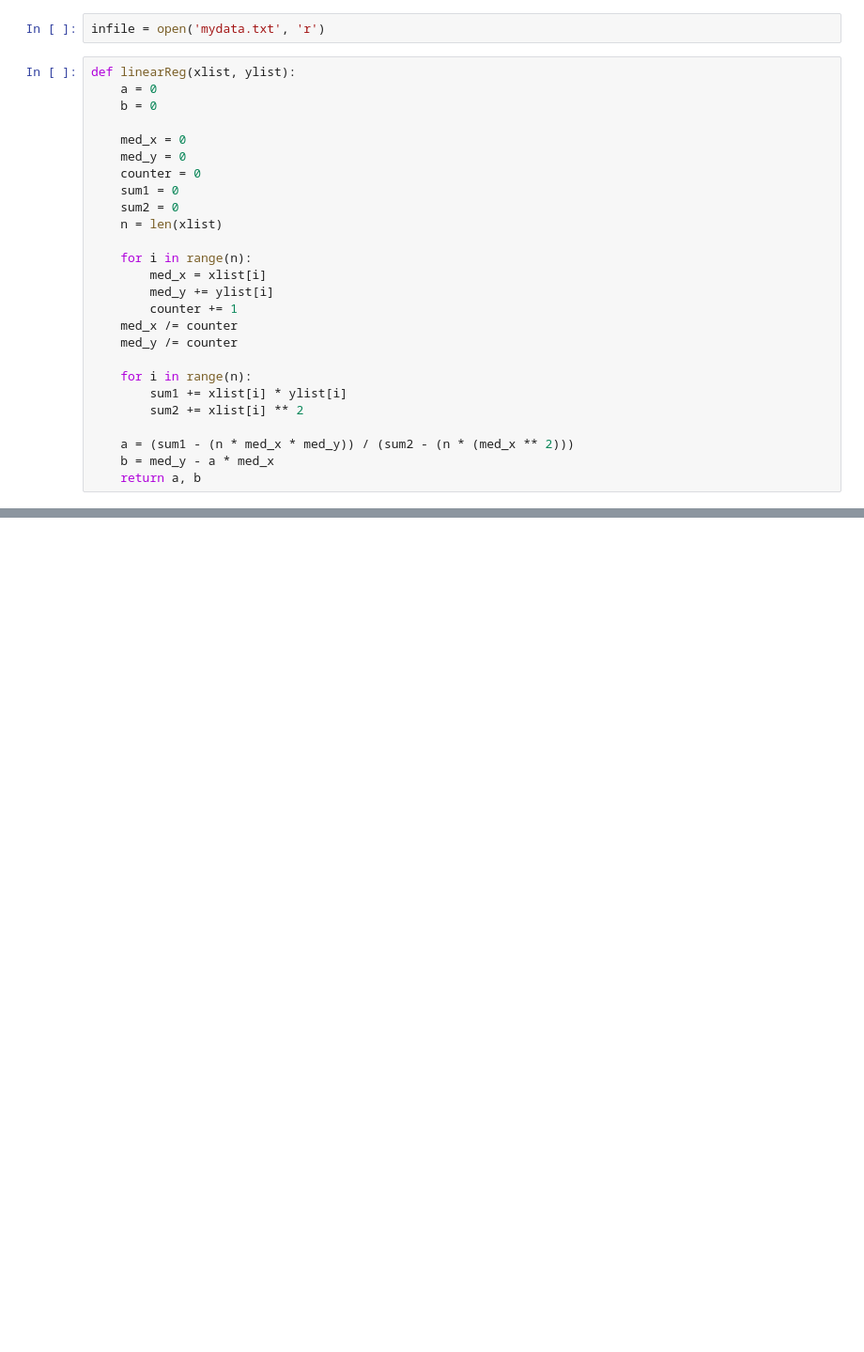
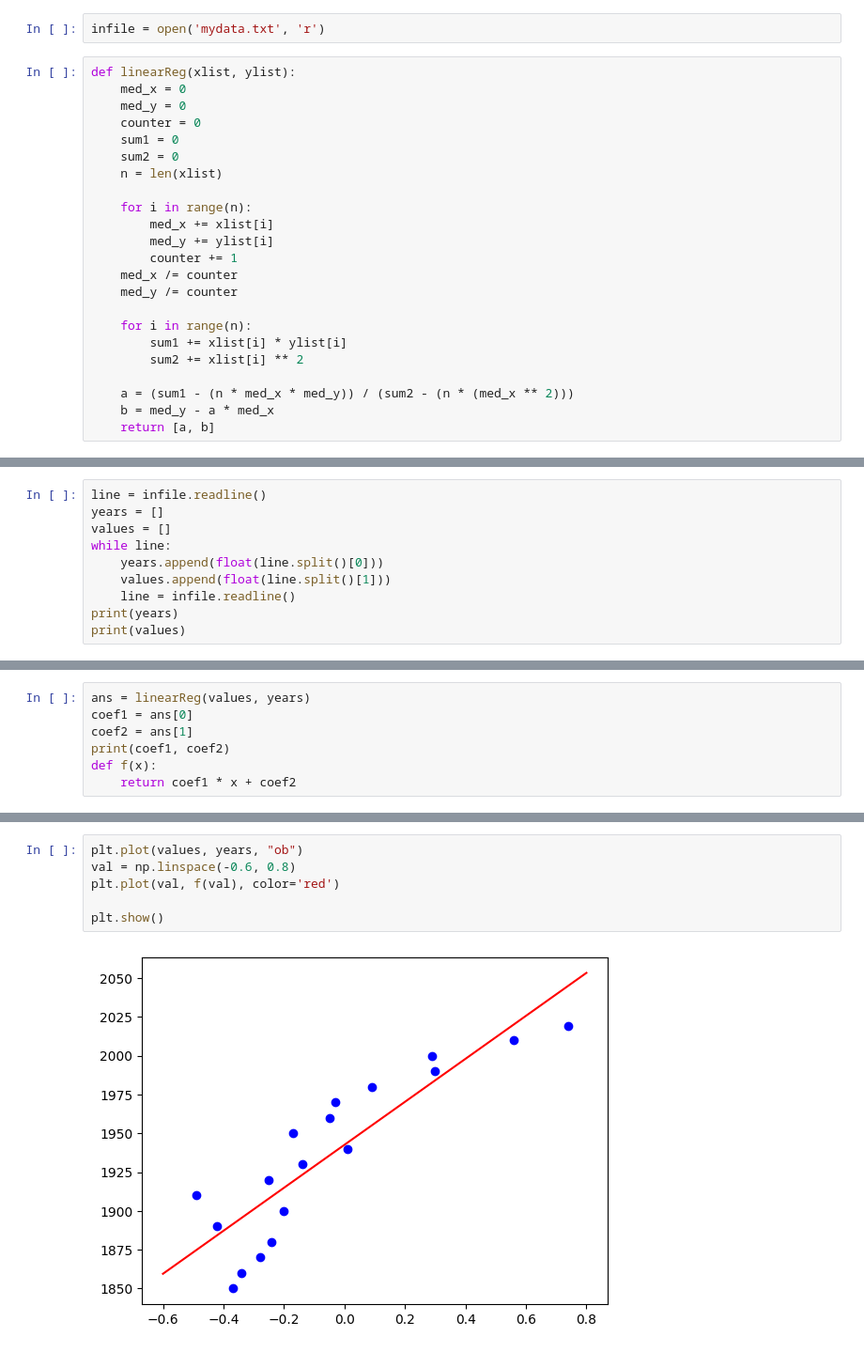
Before and after one commit to GooseMooz/CMPT120, a Jupyter notebook: Week 10/Classwork/main.ipynb, the cells around one changed output, grey strips where cells are left out. Shown at 94% size. Drawn from its saved outputs; the diff is of its cells as text; blank space fills up the shorter version.

```diff
--- a/Week 10/Classwork/main.ipynb
+++ b/Week 10/Classwork/main.ipynb
@@ -120,9 +120,6 @@ print(lines)
 infile = open('mydata.txt', 'r')
 # %%
 def linearReg(xlist, ylist):
-    a = 0
-    b = 0
-
     med_x = 0
     med_y = 0
     counter = 0
@@ -131,7 +128,7 @@ def linearReg(xlist, ylist):
     n = len(xlist)
 
     for i in range(n):
-        med_x = xlist[i]
+        med_x += xlist[i]
         med_y += ylist[i]
         counter += 1
     med_x /= counter
@@ -143,4 +140,4 @@ def linearReg(xlist, ylist):
 
     a = (sum1 - (n * med_x * med_y)) / (sum2 - (n * (med_x ** 2)))
     b = med_y - a * med_x
-    return a, b
+    return [a, b]
@@ -146,0 +147,10 @@ def linearReg(xlist, ylist):
+# %%
+line = infile.readline()
+years = []
+values = []
+while line:
+    years.append(float(line.split()[0]))
+    values.append(float(line.split()[1]))
+    line = infile.readline()
+print(years)
+print(values)
@@ -146,0 +160,7 @@ def linearReg(xlist, ylist):
+# %%
+ans = linearReg(values, years)
+coef1 = ans[0]
+coef2 = ans[1]
+print(coef1, coef2)
+def f(x):
+    return coef1 * x + coef2
@@ -146,0 +169,8 @@ def linearReg(xlist, ylist):
+# %%
+plt.plot(values, years, "ob")
+val = np.linspace(-0.6, 0.8)
+plt.plot(val, f(val), color='red')
+
+plt.show()
+# %% [output]
+[figure, added]
```
Also changed, not shown: parts of 3 cells of this notebook.
